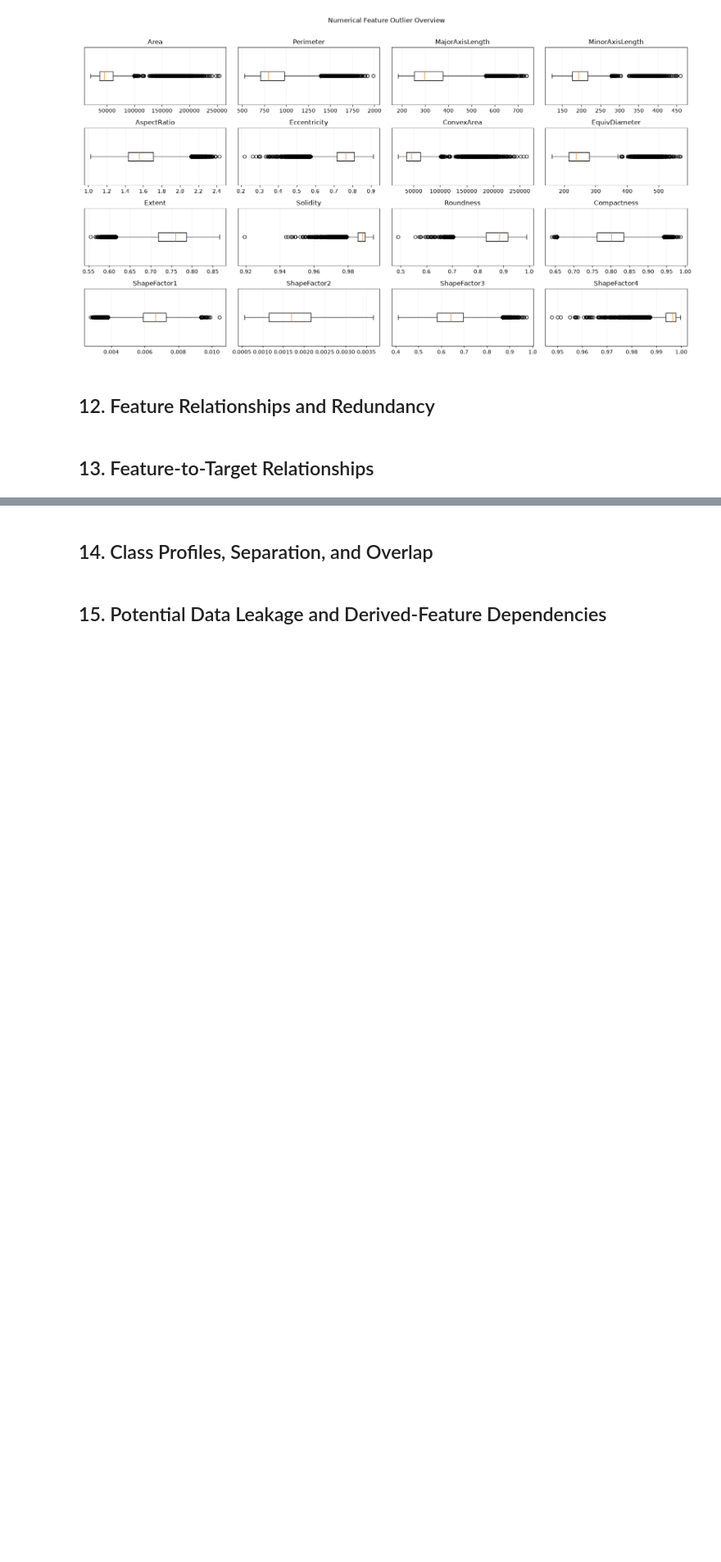
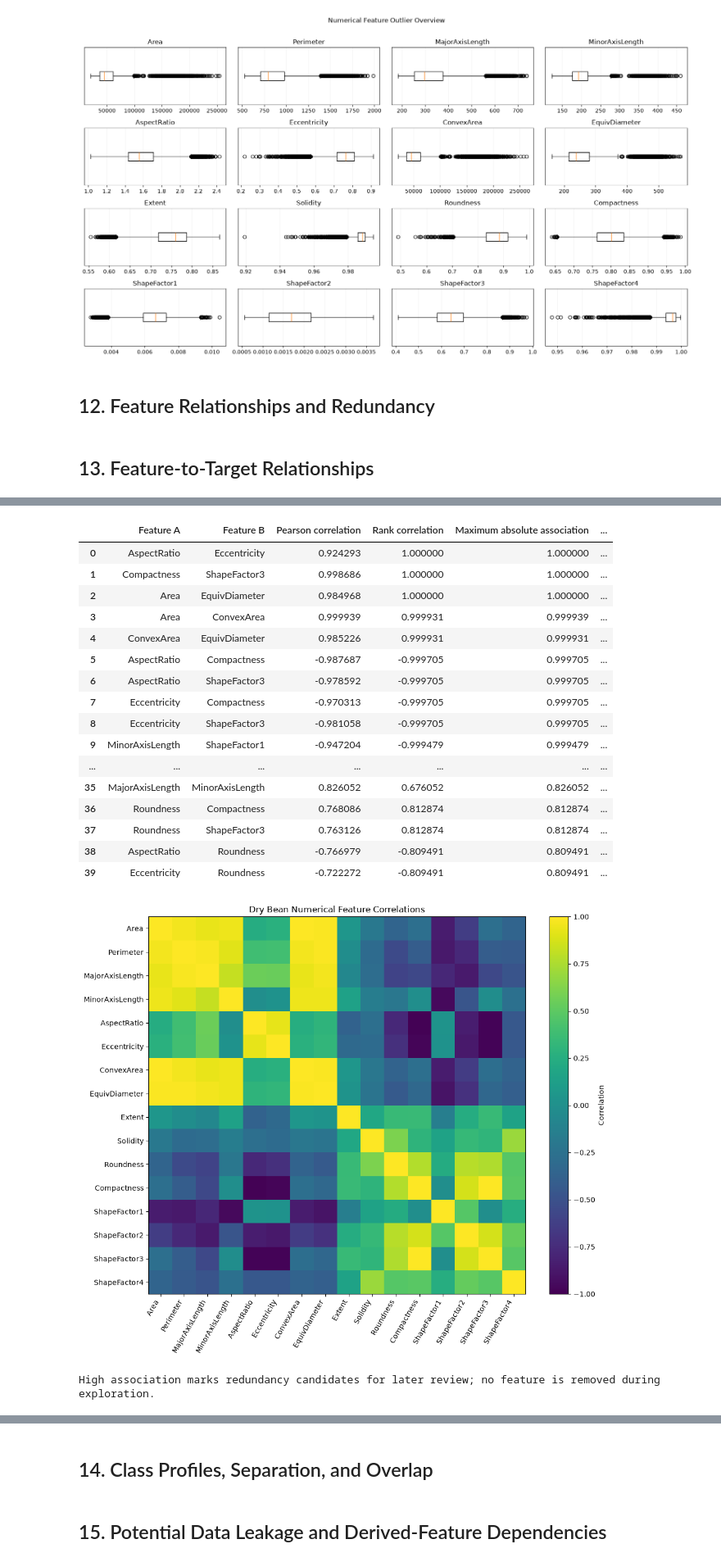
Before and after one commit to FabioAguiar/dataset-study-dry-bean, a Jupyter notebook: notebooks/01_data_understanding_and_exploration.ipynb, the cells around one changed output, grey strips where cells are left out. Shown at 82% size. Saved outputs shown, nothing was run; the diff lists cells and outputs as text; code cells hidden in the pictures; blank space fills up the shorter version.

Commit message:
feat(analysis): add numerical feature relationship and redundancy review

```diff
--- a/notebooks/01_data_understanding_and_exploration.ipynb
+++ b/notebooks/01_data_understanding_and_exploration.ipynb
@@ -574,3 +574,49 @@ IQR candidates are descriptive evidence only; no rows are removed or clipped dur
 ## 12. Feature Relationships and Redundancy
 # %% [markdown]
 ## 13. Feature-to-Target Relationships
+# %%
+from IPython.display import display
+
+from scripts.analyze_relationships import (
+    analyze_numerical_feature_relationships,
+    plot_numerical_correlation_heatmap,
+)
+
+
+# Exploratory thresholds remain explicit; they flag review candidates only.
+STRONG_FEATURE_ASSOCIATION_THRESHOLD = 0.80
+REDUNDANCY_REVIEW_THRESHOLD = 0.90
+
+feature_relationship_report = analyze_numerical_feature_relationships(
+    df,
+    features=NUMERICAL_FEATURES,
+    strong_association_threshold=STRONG_FEATURE_ASSOCIATION_THRESHOLD,
+    redundancy_review_threshold=REDUNDANCY_REVIEW_THRESHOLD,
+)
+
+feature_relationship_report.raise_if_invalid(
+    require_features_present=True,
+    require_sufficient_variation=True,
+)
+
+display(feature_relationship_report.numerical_summary_frame())
+
+relationship_review = feature_relationship_report.numerical_review_frame()
+if relationship_review.empty:
+    print("No feature pairs reached the strong-association review threshold.")
+else:
+    display(relationship_review)
+
+correlation_figure = plot_numerical_correlation_heatmap(
+    feature_relationship_report,
+    method="pearson",
+    title="Dry Bean Numerical Feature Correlations",
+)
+display(correlation_figure)
+
+if feature_relationship_report.has_redundancy_candidates:
+    print(
+        "High association marks redundancy candidates for later review; "
+        "no feature is removed during exploration."
+    )
+# %% [output]
@@ -576,0 +630,19 @@ IQR candidates are descriptive evidence only; no rows are removed or clipped dur
+|  | Feature A | Feature B | Pearson correlation | Rank correlation | Maximum absolute association | ... |
+| 0 | AspectRatio | Eccentricity | 0.924293 | 1.000000 | 1.000000 | ... |
+| 1 | Compactness | ShapeFactor3 | 0.998686 | 1.000000 | 1.000000 | ... |
+| 2 | Area | EquivDiameter | 0.984968 | 1.000000 | 1.000000 | ... |
+| 3 | Area | ConvexArea | 0.999939 | 0.999931 | 0.999939 | ... |
+| 4 | ConvexArea | EquivDiameter | 0.985226 | 0.999931 | 0.999931 | ... |
+| 5 | AspectRatio | Compactness | -0.987687 | -0.999705 | 0.999705 | ... |
+| 6 | AspectRatio | ShapeFactor3 | -0.978592 | -0.999705 | 0.999705 | ... |
+| 7 | Eccentricity | Compactness | -0.970313 | -0.999705 | 0.999705 | ... |
+| 8 | Eccentricity | ShapeFactor3 | -0.981058 | -0.999705 | 0.999705 | ... |
+| 9 | MinorAxisLength | ShapeFactor1 | -0.947204 | -0.999479 | 0.999479 | ... |
+| ... | ... | ... | ... | ... | ... | ... |
+| 35 | MajorAxisLength | MinorAxisLength | 0.826052 | 0.676052 | 0.826052 | ... |
+| 36 | Roundness | Compactness | 0.768086 | 0.812874 | 0.812874 | ... |
+| 37 | Roundness | ShapeFactor3 | 0.763126 | 0.812874 | 0.812874 | ... |
+| 38 | AspectRatio | Roundness | -0.766979 | -0.809491 | 0.809491 | ... |
+| 39 | Eccentricity | Roundness | -0.722272 | -0.809491 | 0.809491 | ... |
+[figure, added]
+High association marks redundancy candidates for later review; no feature is removed during exploration.
```
Also changed, not shown: parts of 1 cell of this notebook, 2 other files.
